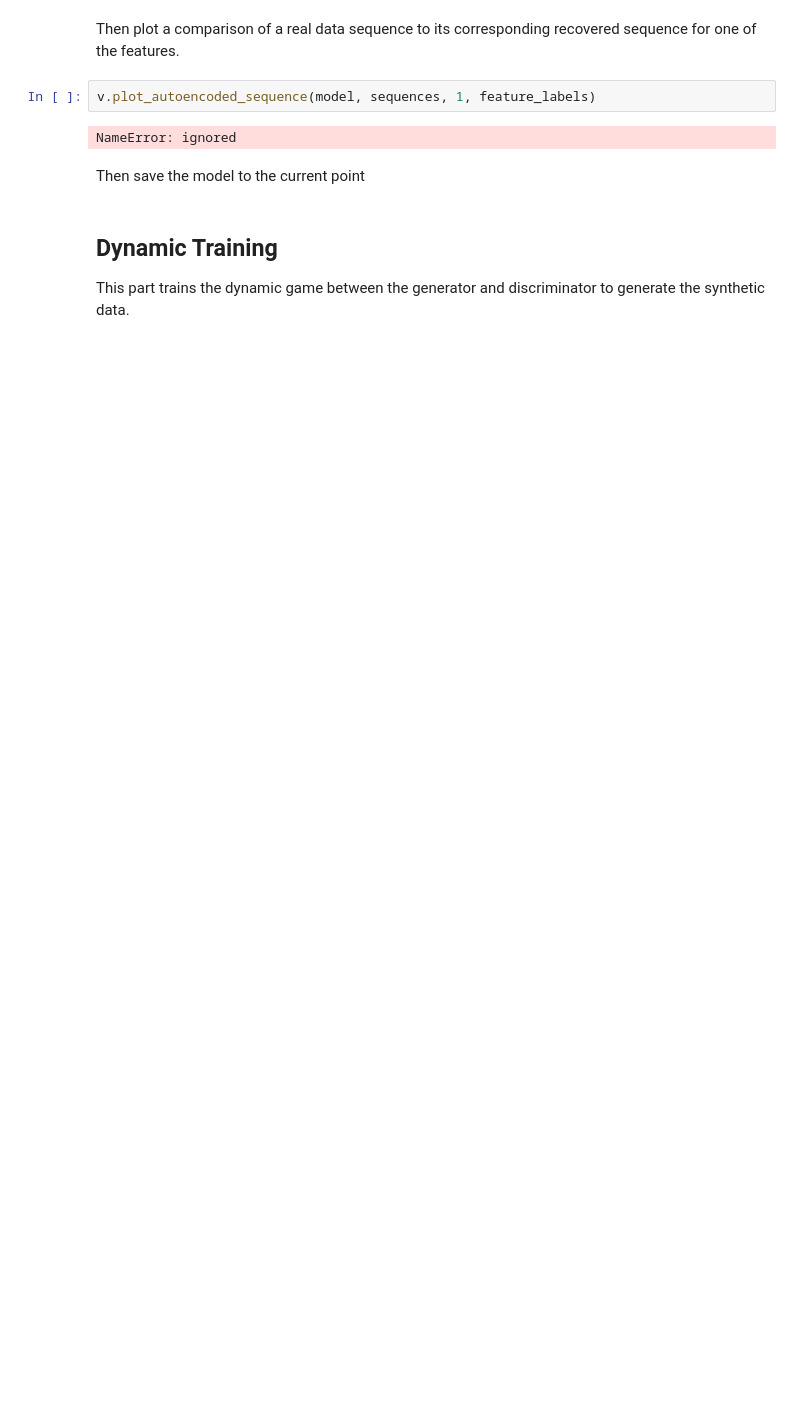
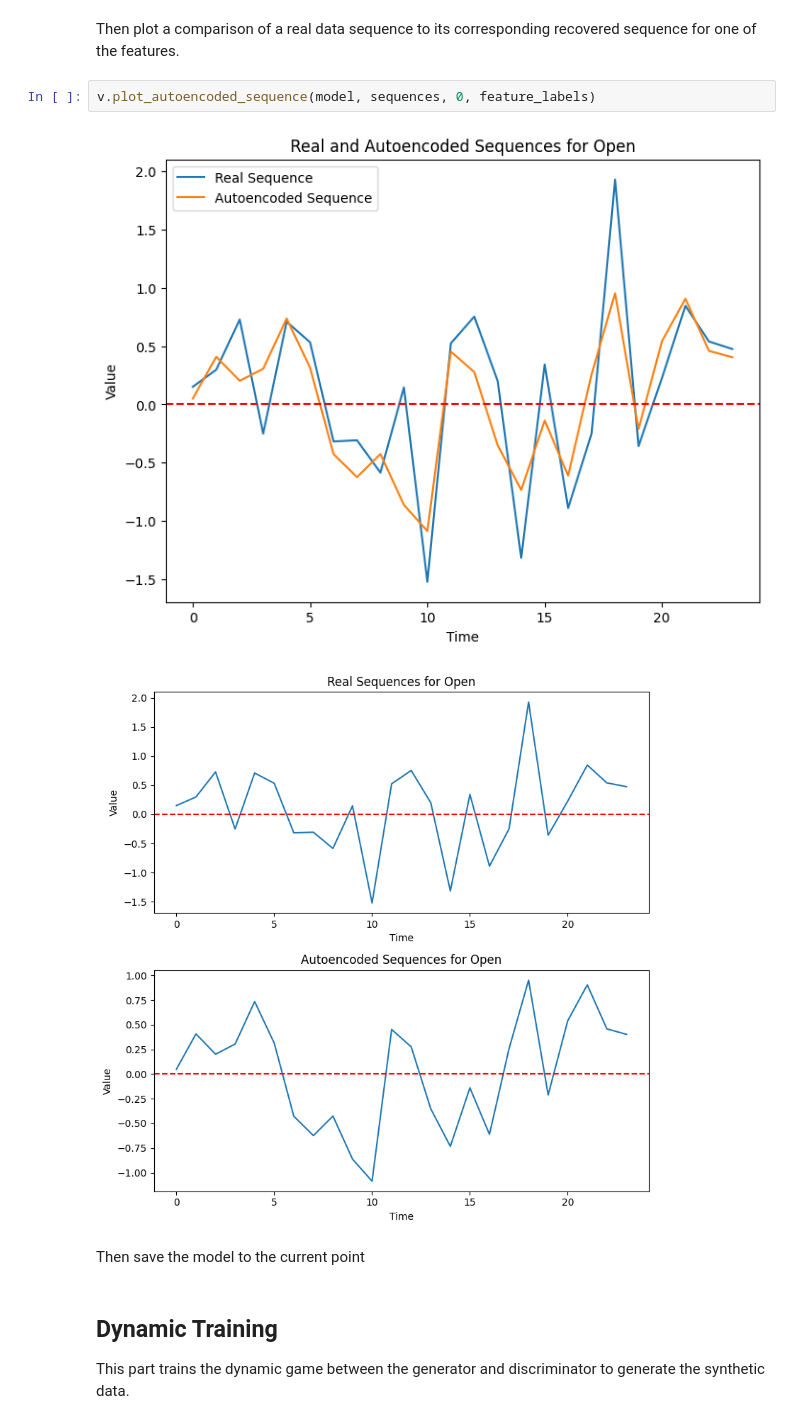
Before and after one commit to evanolsdal/IBM_Tools_for_Data_Science, a Jupyter notebook: TimeGAN_Training.ipynb, the cells around one changed output. Cells and saved outputs as stored; diff of their text form; blank space fills up the shorter version.

```diff
--- a/TimeGAN_Training.ipynb
+++ b/TimeGAN_Training.ipynb
@@ -189,9 +210,10 @@ v.plot_losses(autoencoder_losses)
 # %% [markdown]
 Then plot a comparison of a real data sequence to its corresponding recovered sequence for one of the features.
 # %%
-v.plot_autoencoded_sequence(model, sequences, 1, feature_labels)
+v.plot_autoencoded_sequence(model, sequences, 0, feature_labels)
 # %% [output]
-NameError: ignored
+[figure, added]
+[figure, added]
 # %% [markdown]
 Then save the model to the current point
 # %% [markdown]
```
Also changed, not shown: parts of 9 cells of this notebook.
